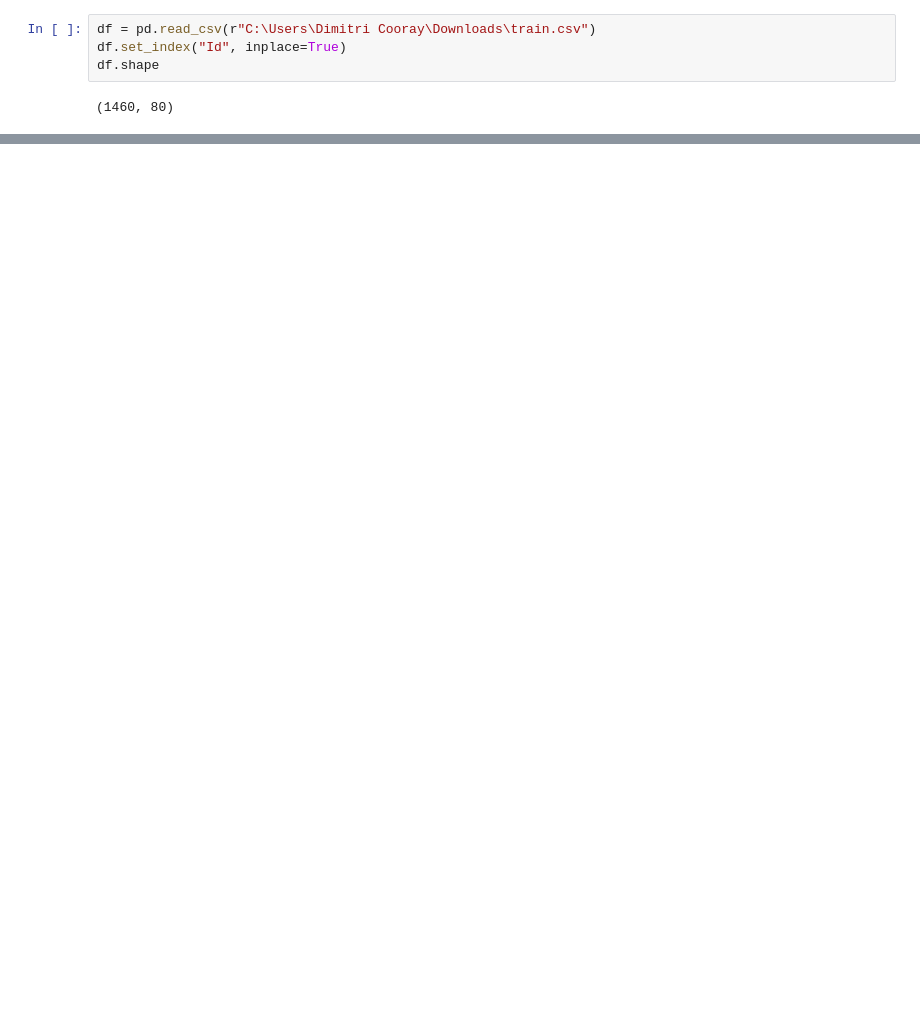
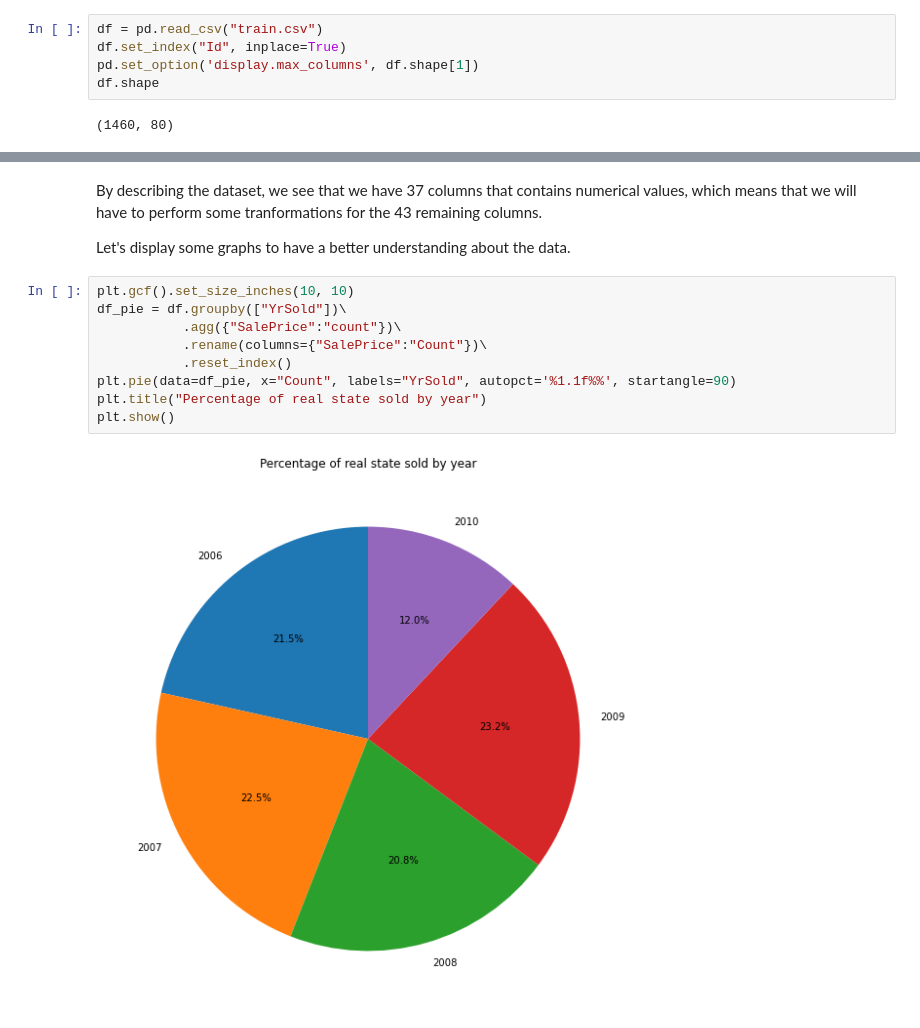
Before and after one commit to dcooray42/Real-estate-pricing, a Jupyter notebook: real_estate_pricing.ipynb, the cells around one changed output, grey strips where cells are left out. Drawn from its saved outputs; the diff is of its cells as text; blank space fills up the shorter version.

```diff
--- a/real_estate_pricing.ipynb
+++ b/real_estate_pricing.ipynb
@@ -20,7 +37,8 @@ Use your own path to load the .csv.
 We also set the "Id" column as the index of the dataframe since we won't use it as a feature, it will help us to identify later the rows when we'll shuffle the data.
 # %%
-df = pd.read_csv(r"C:\Users\Dimitri Cooray\Downloads\train.csv")
+df = pd.read_csv("train.csv")
 df.set_index("Id", inplace=True)
+pd.set_option('display.max_columns', df.shape[1])
 df.shape
 # %% [output]
 (1460, 80)
@@ -65,0 +69,16 @@ Length: 80, dtype: int64
+# %% [markdown]
+By describing the dataset, we see that we have 37 columns that contains numerical values, which means that we will have to
+perform some tranformations for the 43 remaining columns.
+
+Let's display some graphs to have a better understanding about the data.
+# %%
+plt.gcf().set_size_inches(10, 10)
+df_pie = df.groupby(["YrSold"])\
+           .agg({"SalePrice":"count"})\
+           .rename(columns={"SalePrice":"Count"})\
+           .reset_index()
+plt.pie(data=df_pie, x="Count", labels="YrSold", autopct='%1.1f%%', startangle=90)
+plt.title("Percentage of real state sold by year")
+plt.show()
+# %% [output]
+[figure, added]
```
Also changed, not shown: parts of 37 cells of this notebook.
